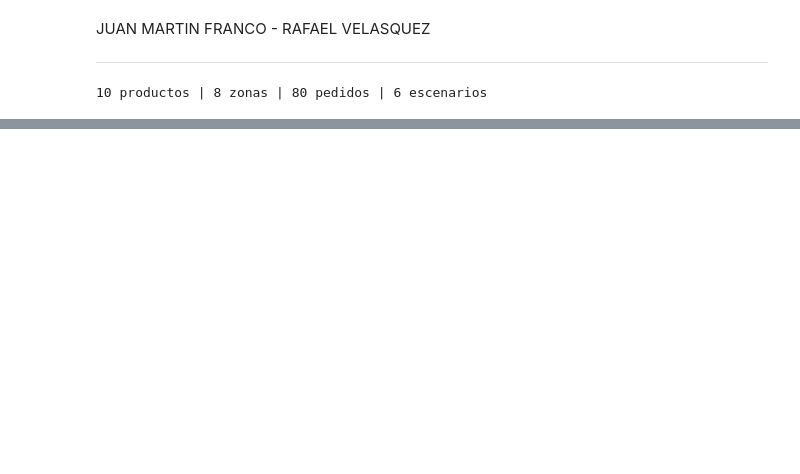
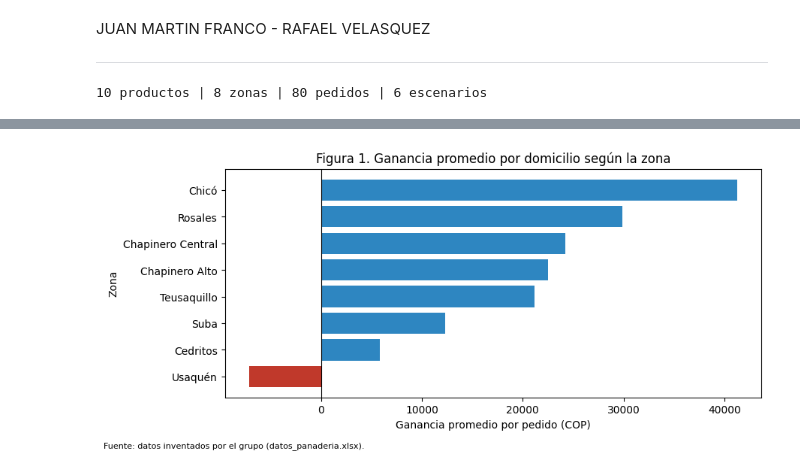
Before and after one commit to velasquezcalderonrafael32-git/Proyecto-Final-Programacion-Rafael-Velasquez-y-Juan-Martin-Franco, a Jupyter notebook: Proyecto_Final_Programación_Rafael_Velasquez_y_Juan_Martin_Franco.ipynb, the cells around one changed output, grey strips where cells are left out. Saved outputs shown, nothing was run; the diff lists cells and outputs as text; code cells hidden in the pictures; blank space fills up the shorter version.

```diff
--- a/Proyecto_Final_Programación_Rafael_Velasquez_y_Juan_Martin_Franco.ipynb
+++ b/Proyecto_Final_Programación_Rafael_Velasquez_y_Juan_Martin_Franco.ipynb
@@ -22,0 +41,29 @@ print(len(productos), "productos |", len(zonas), "zonas |", len(pedidos), "pedid
+# %%
+def costo_reparto(distancia_km, tiempo_min, valor, p):
+    #Costo de entregar un pedido (en COP)
+    km = distancia_km * 2 * p["costo_km"]            # ida y vuelta
+    mano_obra = tiempo_min / 60 * p["pago_hora"]
+    comision = valor * p["comision"]
+    return km + mano_obra + p["empaque"] + comision
+
+
+def ganancia_pedido(valor, tarifa, costo, p):
+    #Margen de los productos + tarifa cobrada - costo de reparto.
+    return valor * p["margen"] + tarifa - costo
+
+
+# Se calcula el costo de reparto y la ganancia de cada pedido usando las funciones definidas arriba
+costos, ganancias = [], []
+for _, fila in pedidos.iterrows():
+    zona = fila["Zona"]
+    c = costo_reparto(dist_zona[zona], tiempo_zona[zona], fila["Valor productos (COP)"], p)
+    g = ganancia_pedido(fila["Valor productos (COP)"], fila["Tarifa cobrada (COP)"], c, p)
+    costos.append(c)
+    ganancias.append(g)
+
+pedidos["Costo reparto"] = costos
+pedidos["Ganancia"] = ganancias
+pedidos["Rentable"] = pedidos["Ganancia"] > 0
+
+print("Pedidos rentables:", (pedidos['Rentable']).sum(), "de", len(pedidos))
+pedidos.head()
@@ -22,0 +145,14 @@ print(len(productos), "productos |", len(zonas), "zonas |", len(pedidos), "pedid
+# %%
+# Figura 1: ganancia promedio por pedido según la zona
+colores = ["#C0392B" if g < 0 else "#2E86C1" for g in resumen["ganancia_prom"]]
+plt.figure(figsize=(9, 4))
+plt.barh(resumen["Zona"], resumen["ganancia_prom"], color=colores)
+plt.axvline(0, color="black", linewidth=0.8)
+plt.title("Figura 1. Ganancia promedio por domicilio según la zona")
+plt.xlabel("Ganancia promedio por pedido (COP)")
+plt.ylabel("Zona")
+plt.figtext(0.01, -0.02, "Fuente: datos inventados por el grupo (datos_panaderia.xlsx).", fontsize=8)
+plt.tight_layout()
+plt.show()
+# %% [output]
+[figure, added]
```
Also changed, not shown: parts of 8 cells of this notebook.
